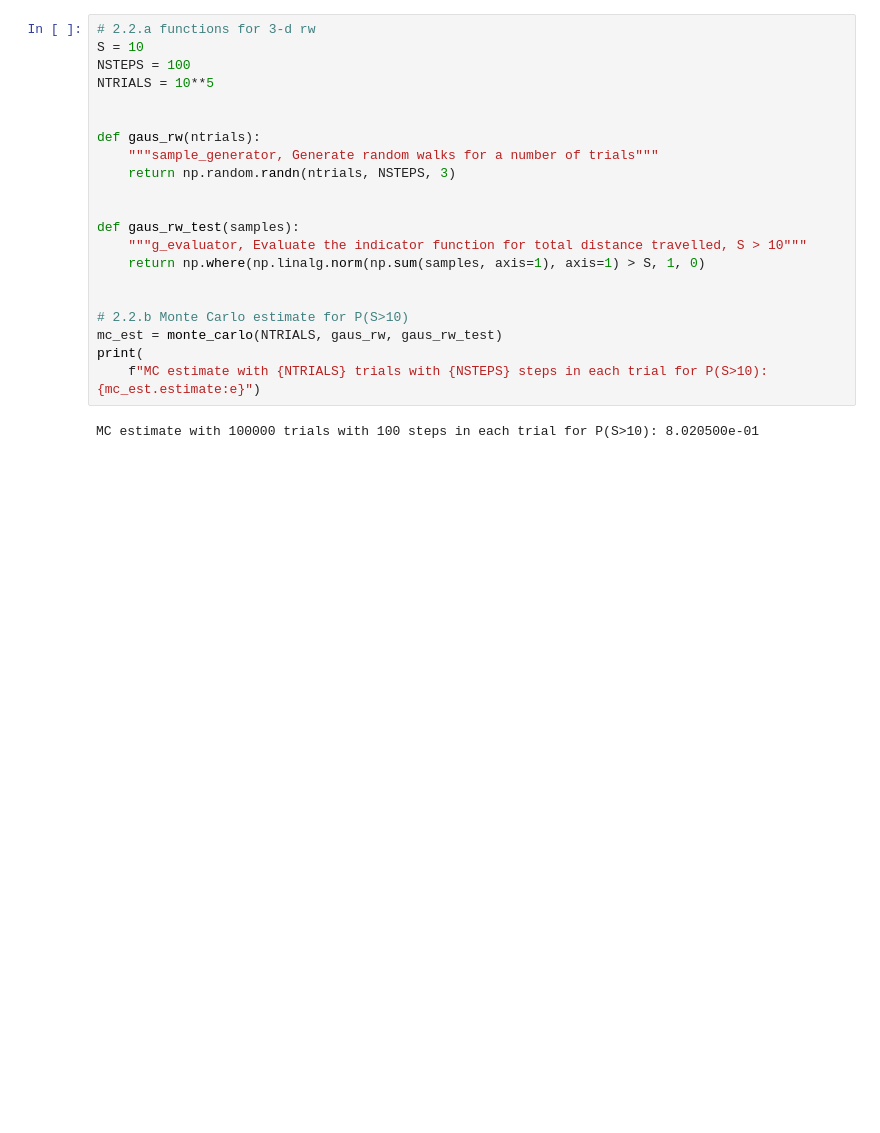
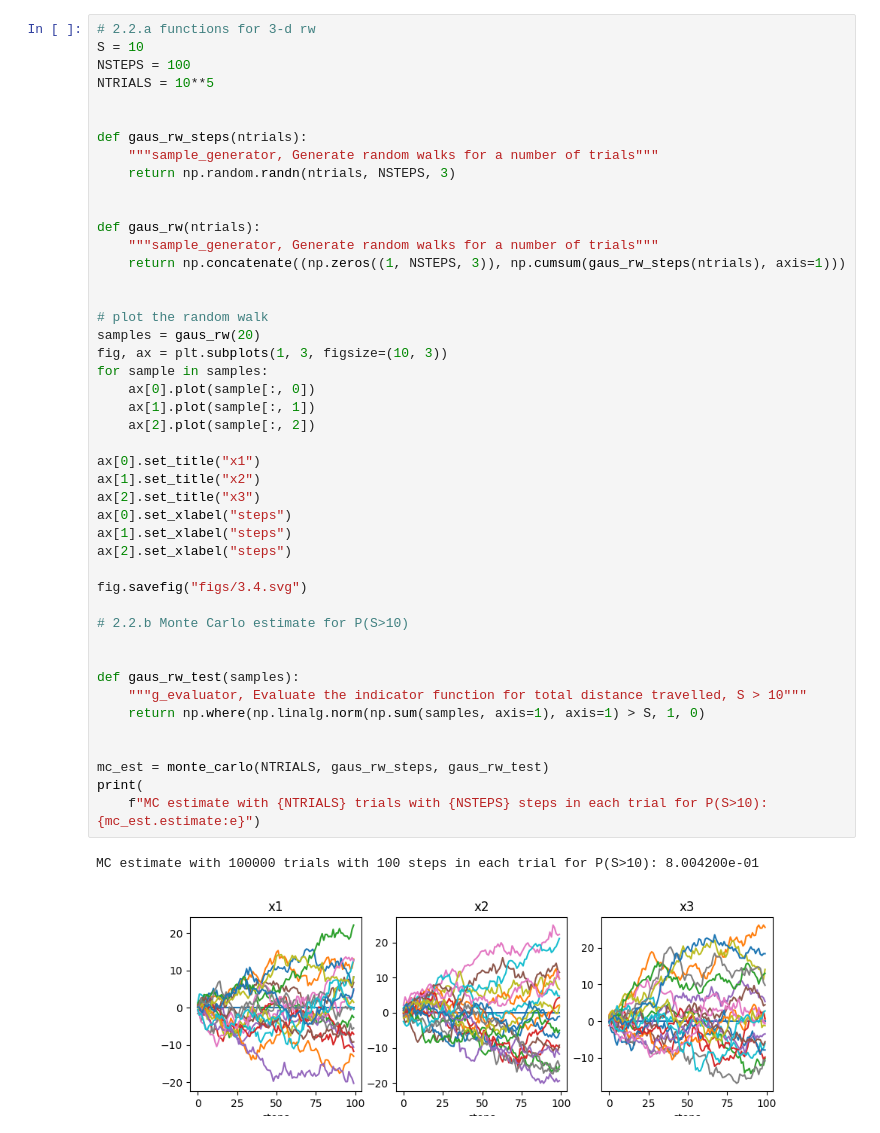
Before and after one commit to akshatd/ae567-inference, a Jupyter notebook: project_1/ex3_2.ipynb, the cells around one changed output. Cells and saved outputs as stored; diff of their text form; blank space fills up the shorter version.

```diff
--- a/project_1/ex3_2.ipynb
+++ b/project_1/ex3_2.ipynb
@@ -11,25 +10,50 @@ from montecarlo import monte_carlo, MonteCarloEstimate
 # %%
 # 2.2.a functions for 3-d rw
 S = 10
 NSTEPS = 100
 NTRIALS = 10**5
 
 
+def gaus_rw_steps(ntrials):
+    """sample_generator, Generate random walks for a number of trials"""
+    return np.random.randn(ntrials, NSTEPS, 3)
+
+
 def gaus_rw(ntrials):
     """sample_generator, Generate random walks for a number of trials"""
-    return np.random.randn(ntrials, NSTEPS, 3)
+    return np.concatenate((np.zeros((1, NSTEPS, 3)), np.cumsum(gaus_rw_steps(ntrials), axis=1)))
+
+
+# plot the random walk
+samples = gaus_rw(20)
+fig, ax = plt.subplots(1, 3, figsize=(10, 3))
+for sample in samples:
+    ax[0].plot(sample[:, 0])
+    ax[1].plot(sample[:, 1])
+    ax[2].plot(sample[:, 2])
+
+ax[0].set_title("x1")
+ax[1].set_title("x2")
+ax[2].set_title("x3")
+ax[0].set_xlabel("steps")
+ax[1].set_xlabel("steps")
+ax[2].set_xlabel("steps")
+
+fig.savefig("figs/3.4.svg")
+
+# 2.2.b Monte Carlo estimate for P(S>10)
 
 
 def gaus_rw_test(samples):
     """g_evaluator, Evaluate the indicator function for total distance travelled, S > 10"""
     return np.where(np.linalg.norm(np.sum(samples, axis=1), axis=1) > S, 1, 0)
 
 
-# 2.2.b Monte Carlo estimate for P(S>10)
-mc_est = monte_carlo(NTRIALS, gaus_rw, gaus_rw_test)
+mc_est = monte_carlo(NTRIALS, gaus_rw_steps, gaus_rw_test)
 print(
     f"MC estimate with {NTRIALS} trials with {NSTEPS} steps in each trial for P(S>10): {mc_est.estimate:e}")
 # %% [output]
-MC estimate with 100000 trials with 100 steps in each trial for P(S>10): 8.020500e-01
+MC estimate with 100000 trials with 100 steps in each trial for P(S>10): 8.004200e-01
+[figure, added]
 # %%
 # 2.2.c importance sampling
```
Also changed, not shown: parts of 3 cells of this notebook, 16 other files.
